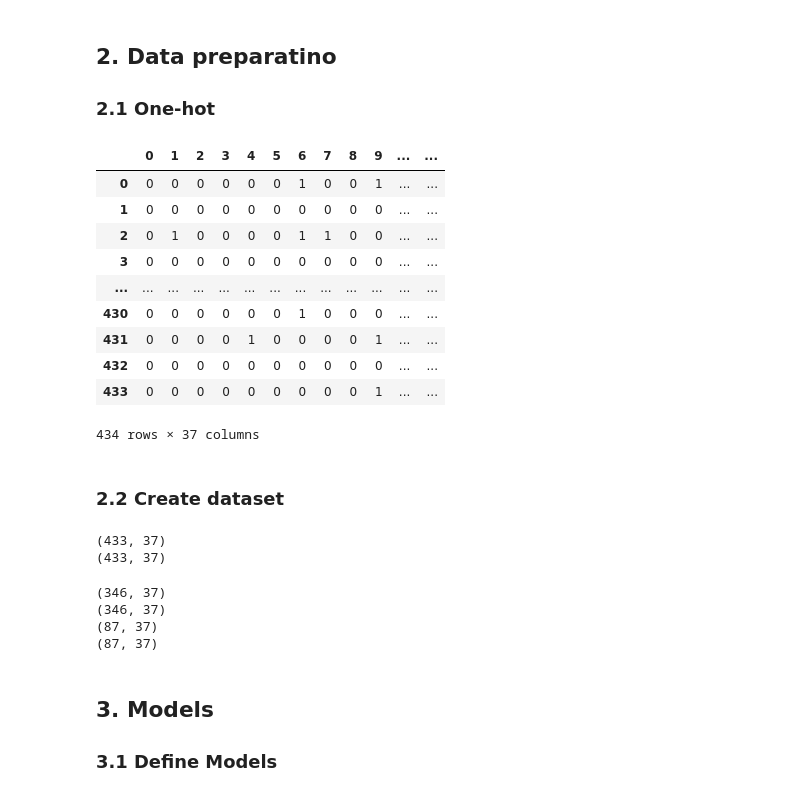
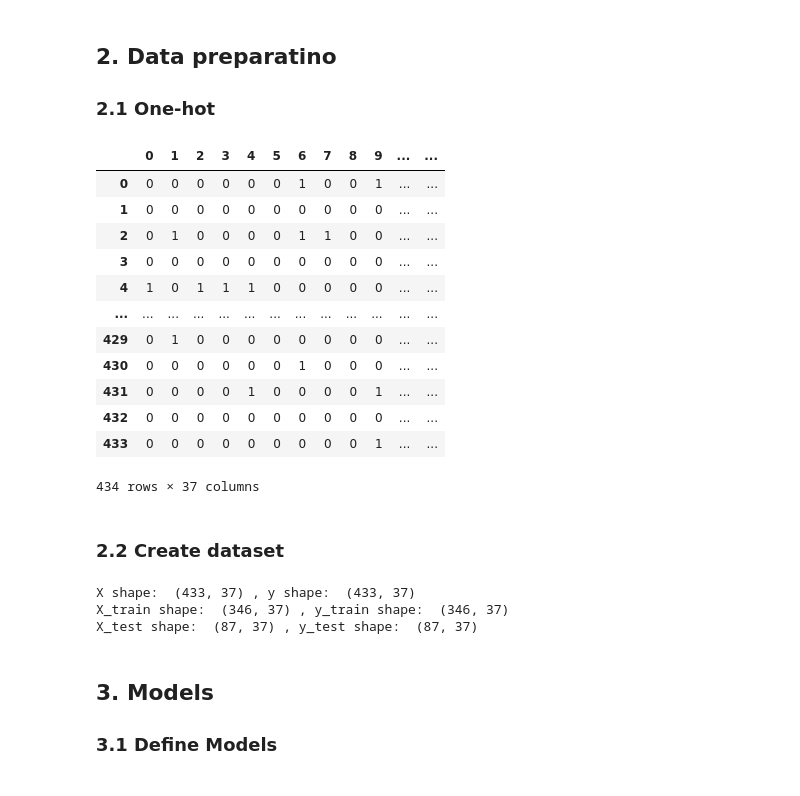
Before and after one commit to newini/lottery-number-generator, a Jupyter notebook: books/loto7.ipynb, the cells around one changed output. Cells and saved outputs as stored; diff of their text form; code cells hidden in the pictures.

```diff
--- a/books/loto7.ipynb
+++ b/books/loto7.ipynb
@@ -85,7 +36,7 @@ batch_size = 32
 ## 1. Data
 ### 1.1 Read lottery number csv
 # %%
-data = pd.read_csv('../data/jpn/loto7/loto7_utf-8.csv')
+data = pd.read_csv(conf.data_path)
 data
 # %% [output]
 |  | 開催回 | 日付 | 第1数字 | 第2数字 | 第3数字 | 第4数字 | 第5数字 | 第6数字 | 第7数字 | BONUS数字1 | ... | ... |
@@ -115,8 +68,8 @@ data.describe()
 # %% [markdown]
 ### 1.2 Take only picked numbers
 # %%
-data_selected = pd.DataFrame(data.iloc[:, 2:9])
-data_selected.columns = ['p'+str(i) for i in range(args.pick) ]
+data_selected = pd.DataFrame(data.iloc[:, conf.first_pick_col:conf.first_pick_col+conf.picks])
+data_selected.columns = ['p'+str(i) for i in range(conf.picks) ]
 data_selected
 # %% [output]
 |  | p0 | p1 | p2 | p3 | p4 | p5 | p6 |
@@ -148,24 +105,26 @@ data_selected.stack().reset_index(drop=True).plot(kind='hist', bins=37, title='D
 # %%
 # ont-hot
 def oneHot(list_2d):
     data_list = []
     for row in list_2d:
-        bins = [ 0 for i in range(args.lottery_max_number) ]
+        bins = [ 0 for i in range(conf.max_n) ]
         for e in row:
             bins[int(e)-1] = 1
         data_list.append( bins )
     return np.array(data_list)
 
-columns = [ str(i) for i in range(args.lottery_max_number) ]
+columns = [ str(i) for i in range(conf.max_n) ]
 data_one_hot = pd.DataFrame(oneHot(data_selected.values), columns=columns)
 data_one_hot
 # %% [output]
 |  | 0 | 1 | 2 | 3 | 4 | 5 | 6 | 7 | 8 | 9 | ... | ... |
 | 0 | 0 | 0 | 0 | 0 | 0 | 0 | 1 | 0 | 0 | 1 | ... | ... |
 | 1 | 0 | 0 | 0 | 0 | 0 | 0 | 0 | 0 | 0 | 0 | ... | ... |
 | 2 | 0 | 1 | 0 | 0 | 0 | 0 | 1 | 1 | 0 | 0 | ... | ... |
 | 3 | 0 | 0 | 0 | 0 | 0 | 0 | 0 | 0 | 0 | 0 | ... | ... |
+| 4 | 1 | 0 | 1 | 1 | 1 | 0 | 0 | 0 | 0 | 0 | ... | ... |
 | ... | ... | ... | ... | ... | ... | ... | ... | ... | ... | ... | ... | ... |
+| 429 | 0 | 1 | 0 | 0 | 0 | 0 | 0 | 0 | 0 | 0 | ... | ... |
 | 430 | 0 | 0 | 0 | 0 | 0 | 0 | 1 | 0 | 0 | 0 | ... | ... |
 | 431 | 0 | 0 | 0 | 0 | 1 | 0 | 0 | 0 | 0 | 1 | ... | ... |
 | 432 | 0 | 0 | 0 | 0 | 0 | 0 | 0 | 0 | 0 | 0 | ... | ... |
@@ -173,26 +132,19 @@ data_one_hot
 434 rows × 37 columns
 # %% [markdown]
 ### 2.2 Create dataset
-# %%
-X = data_one_hot.drop(data_one_hot.tail(1).index)
-y = data_one_hot.drop(data_one_hot.head(1).index)
-print(X.shape)
-print(y.shape)
-# %% [output]
-(433, 37)
-(433, 37)
-# %%
-X_train, X_test, y_train, y_test = train_test_split(X, y, test_size=.2, random_state=0)
-
-print( X_train.shape )
-print( y_train.shape )
-print( X_test.shape )
-print( y_test.shape )
-# %% [output]
-(346, 37)
-(346, 37)
-(87, 37)
-(87, 37)
+# %%
+X = data_one_hot.drop(data_one_hot.tail(1).index)
+y = data_one_hot.drop(data_one_hot.head(1).index)
+print('X shape: ', X.shape, ', y shape: ', y.shape)
+
+X_train, X_test, y_train, y_test = train_test_split(X, y, test_size=.2, random_state=0)
+
+print('X_train shape: ', X_train.shape, ', y_train shape: ',y_train.shape)
+print('X_test shape: ', X_test.shape, ', y_test shape: ',y_test.shape)
+# %% [output]
+X shape:  (433, 37) , y shape:  (433, 37)
+X_train shape:  (346, 37) , y_train shape:  (346, 37)
+X_test shape:  (87, 37) , y_test shape:  (87, 37)
 # %% [markdown]
 ## 3. Models
 
```
Also changed, not shown: parts of 14 cells of this notebook.
